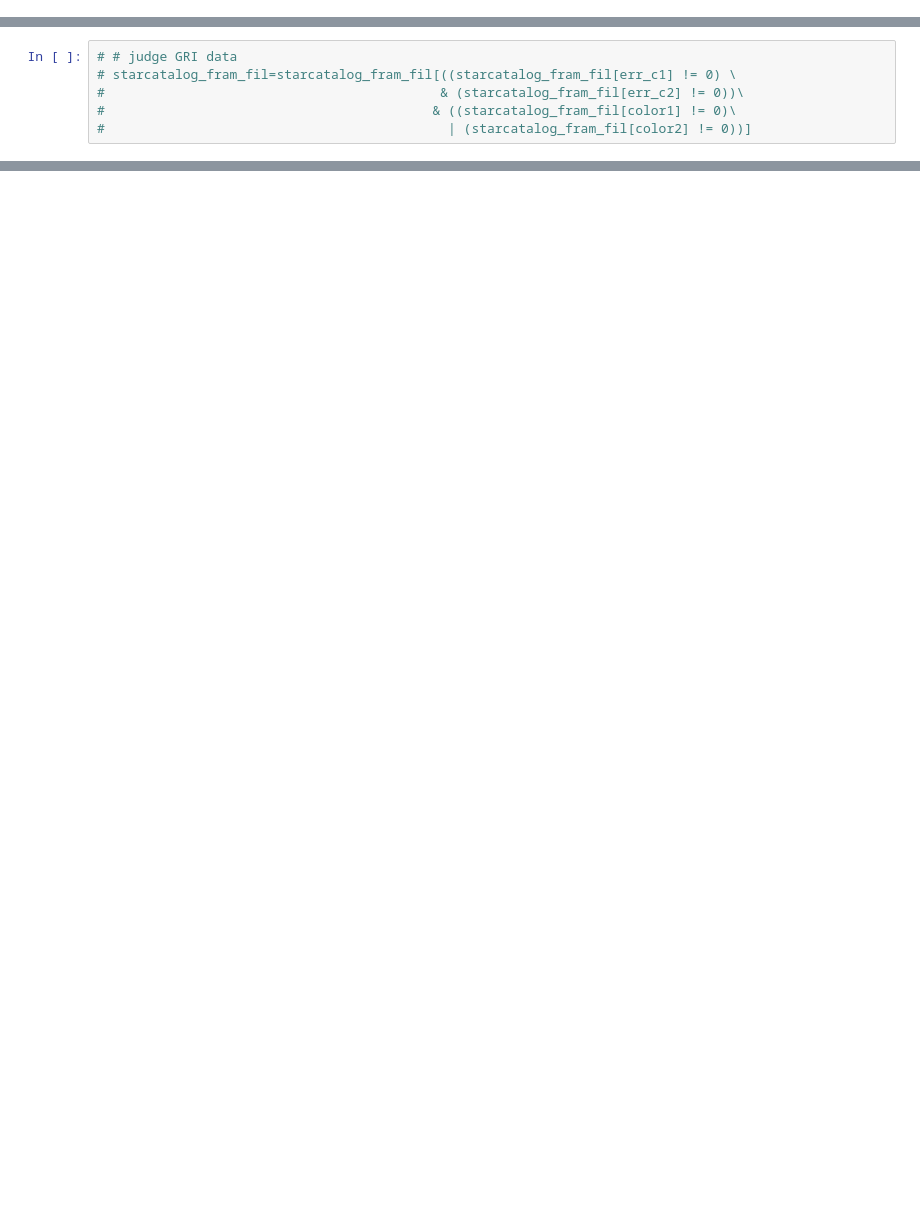
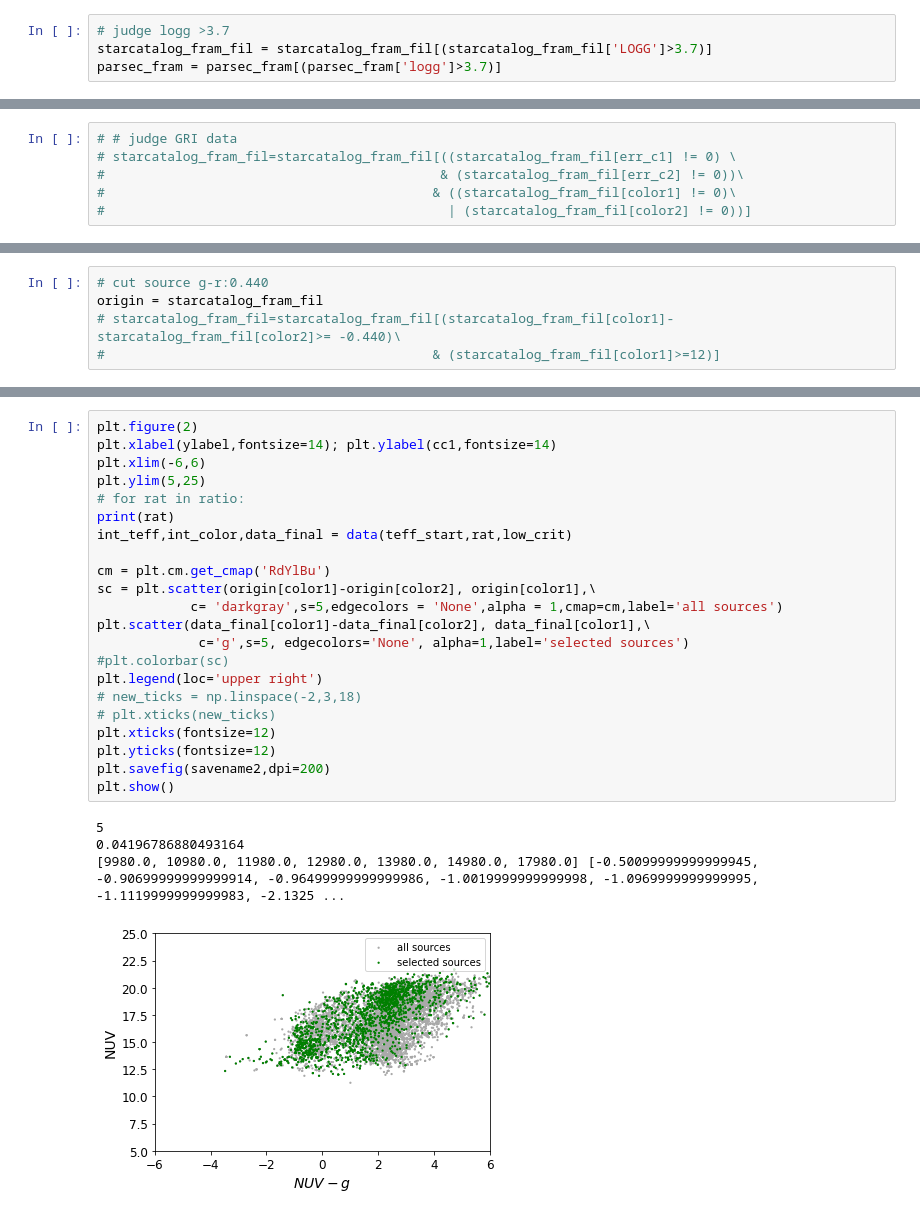
Before and after one commit to DengDingshan/OBIC_serious, a Jupyter notebook: LAMOST_fitcurve_pandas.ipynb, the cells around one changed output, grey strips where cells are left out. Saved outputs shown, nothing was run; the diff lists cells and outputs as text; blank space fills up the shorter version.

Commit message:
new for logg
增加了logg<3.7的判据

```diff
--- a/LAMOST_fitcurve_pandas.ipynb
+++ b/LAMOST_fitcurve_pandas.ipynb
@@ -62,0 +52,4 @@ savename = '2018_3_6_ri.png'
+# %%
+# judge logg >3.7
+starcatalog_fram_fil = starcatalog_fram_fil[(starcatalog_fram_fil['LOGG']>3.7)]
+parsec_fram = parsec_fram[(parsec_fram['logg']>3.7)]
@@ -87,3 +91,8 @@ print(starcatalog_fram_fil.iloc[:,0].size)
+# %%
+# cut source g-r:0.440
+origin = starcatalog_fram_fil
+# starcatalog_fram_fil=starcatalog_fram_fil[(starcatalog_fram_fil[color1]-starcatalog_fram_fil[color2]>= -0.440)\
+#                                          & (starcatalog_fram_fil[color1]>=12)]
 # %%
 #filt the good one
 #apogee_tbl_fil = apogee_tbl[np.argwhere(np.logical_and(apogee_tbl['teff'] > 0, apogee_tbl['logg'] > -3))]
@@ -199,0 +264,27 @@ plt.show()
+# %%
+plt.figure(2)
+plt.xlabel(ylabel,fontsize=14); plt.ylabel(cc1,fontsize=14)
+plt.xlim(-6,6)
+plt.ylim(5,25)
+# for rat in ratio:
+print(rat)
+int_teff,int_color,data_final = data(teff_start,rat,low_crit)
+
+cm = plt.cm.get_cmap('RdYlBu')
+sc = plt.scatter(origin[color1]-origin[color2], origin[color1],\
+            c= 'darkgray',s=5,edgecolors = 'None',alpha = 1,cmap=cm,label='all sources')
+plt.scatter(data_final[color1]-data_final[color2], data_final[color1],\
+             c='g',s=5, edgecolors='None', alpha=1,label='selected sources')
+#plt.colorbar(sc)
+plt.legend(loc='upper right')
+# new_ticks = np.linspace(-2,3,18)
+# plt.xticks(new_ticks)
+plt.xticks(fontsize=12)
+plt.yticks(fontsize=12)
+plt.savefig(savename2,dpi=200)
+plt.show()
+# %% [output]
+5
+0.04196786880493164
+[9980.0, 10980.0, 11980.0, 12980.0, 13980.0, 14980.0, 17980.0] [-0.50099999999999945, -0.90699999999999914, -0.96499999999999986, -1.0019999999999998, -1.0969999999999995, -1.1119999999999983, -2.1325 ...
+[figure, added]
```
Also changed, not shown: parts of 20 cells of this notebook, 1 other file.
